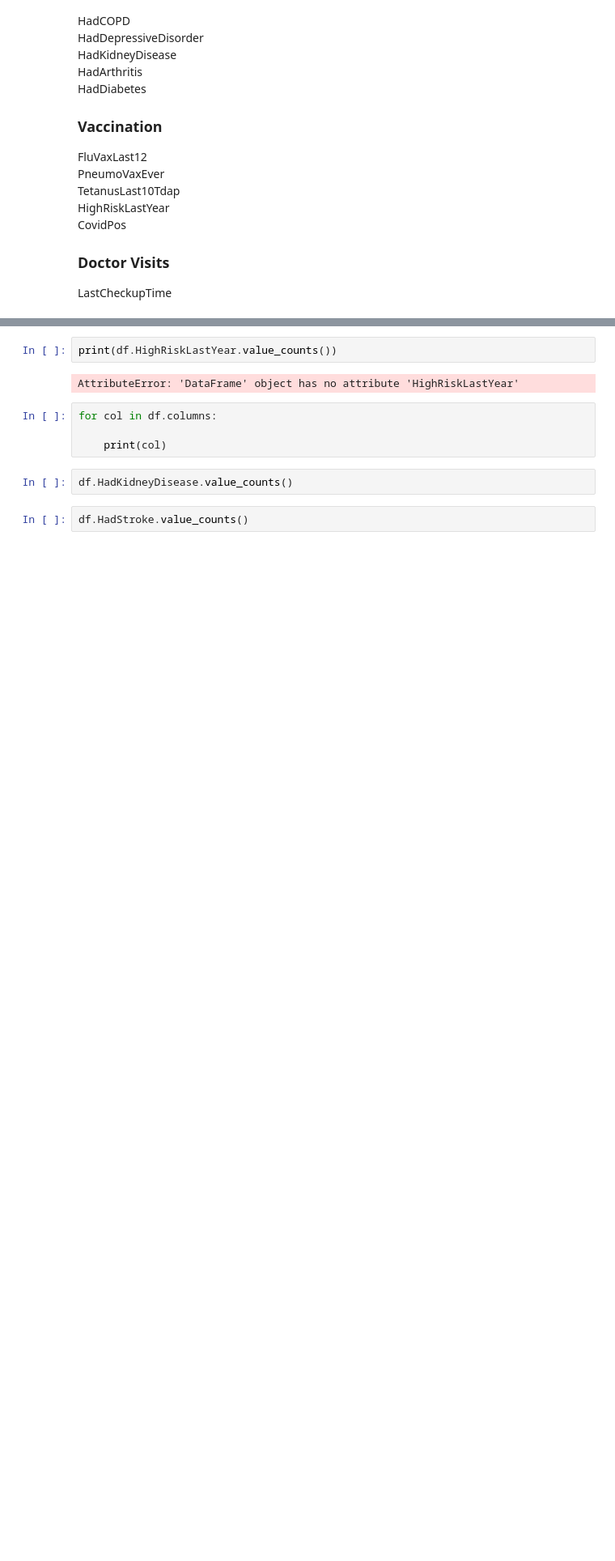
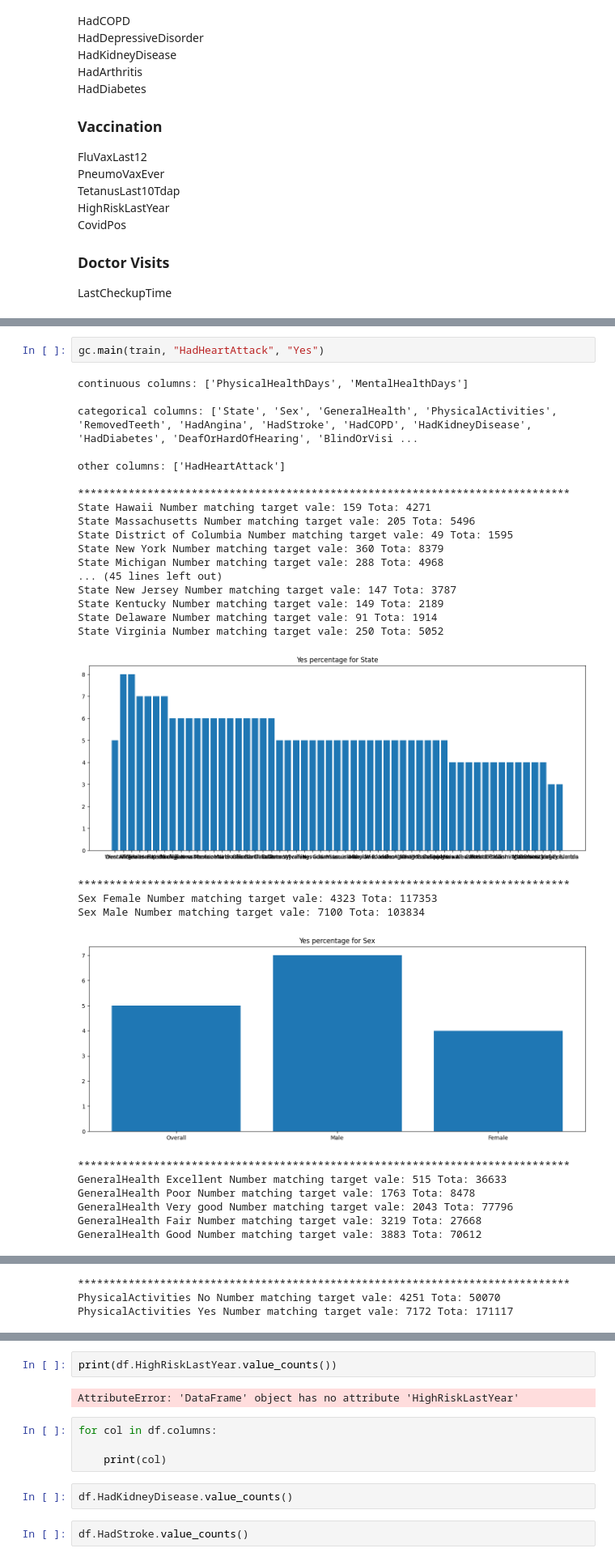
Before and after one commit to Johndsalas/Predicting_Heart_Disease, a Jupyter notebook: main.ipynb, the cells around one changed output, grey strips where cells are left out. Shown at 81% size. Saved outputs shown, nothing was run; the diff lists cells and outputs as text; blank space fills up the shorter version.

```diff
--- a/main.ipynb
+++ b/main.ipynb
@@ -202,0 +175,31 @@ DifficultyDressingBathing No Number matching target vale: 11351 Tota: 231380
+# %%
+gc.main(train, "HadHeartAttack", "Yes")
+# %% [output]
+continuous columns: ['PhysicalHealthDays', 'MentalHealthDays']
+
+categorical columns: ['State', 'Sex', 'GeneralHealth', 'PhysicalActivities', 'RemovedTeeth', 'HadAngina', 'HadStroke', 'HadCOPD', 'HadKidneyDisease', 'HadDiabetes', 'DeafOrHardOfHearing', 'BlindOrVisi ...
+
+other columns: ['HadHeartAttack']
+
+******************************************************************************
+State Hawaii Number matching target vale: 159 Tota: 4271
+State Massachusetts Number matching target vale: 205 Tota: 5496
+State District of Columbia Number matching target vale: 49 Tota: 1595
+State New York Number matching target vale: 360 Tota: 8379
+State Michigan Number matching target vale: 288 Tota: 4968
+... (45 lines left out)
+State New Jersey Number matching target vale: 147 Tota: 3787
+State Kentucky Number matching target vale: 149 Tota: 2189
+State Delaware Number matching target vale: 91 Tota: 1914
+State Virginia Number matching target vale: 250 Tota: 5052
+[figure, added]
+******************************************************************************
+Sex Female Number matching target vale: 4323 Tota: 117353
+Sex Male Number matching target vale: 7100 Tota: 103834
+[figure, added]
+******************************************************************************
+GeneralHealth Excellent Number matching target vale: 515 Tota: 36633
+GeneralHealth Poor Number matching target vale: 1763 Tota: 8478
+GeneralHealth Very good Number matching target vale: 2043 Tota: 77796
+GeneralHealth Fair Number matching target vale: 3219 Tota: 27668
+GeneralHealth Good Number matching target vale: 3883 Tota: 70612
@@ -202,0 +207,3 @@ DifficultyDressingBathing No Number matching target vale: 11351 Tota: 231380
+******************************************************************************
+PhysicalActivities No Number matching target vale: 4251 Tota: 50070
+PhysicalActivities Yes Number matching target vale: 7172 Tota: 171117
```
Also changed, not shown: parts of 17 cells of this notebook, 1 other file.
